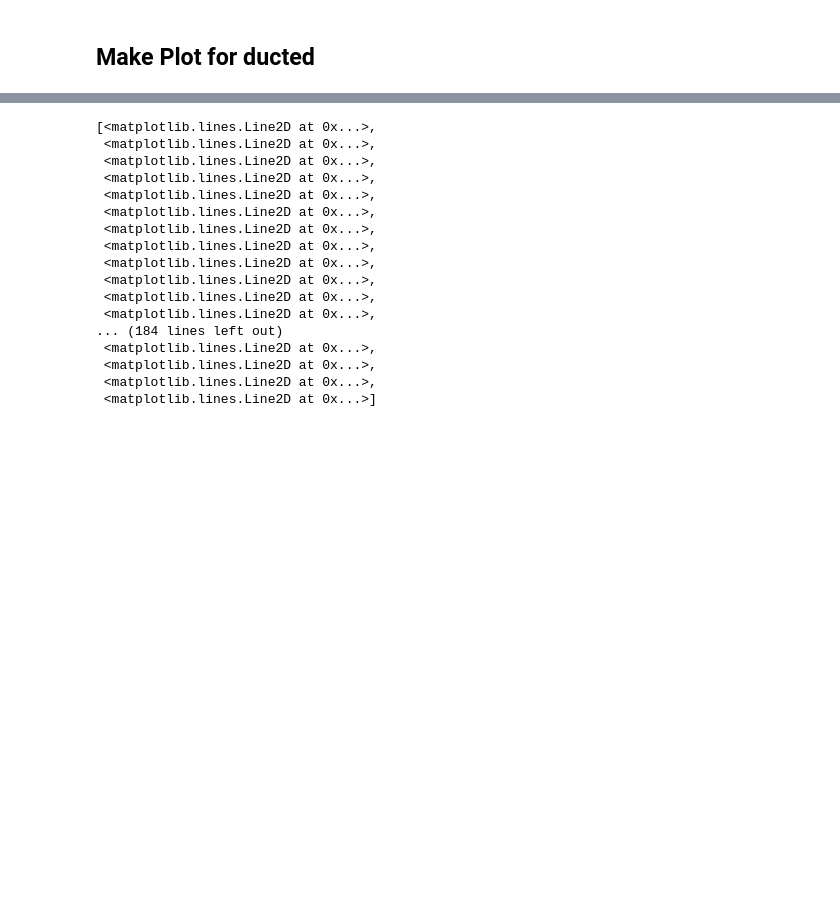
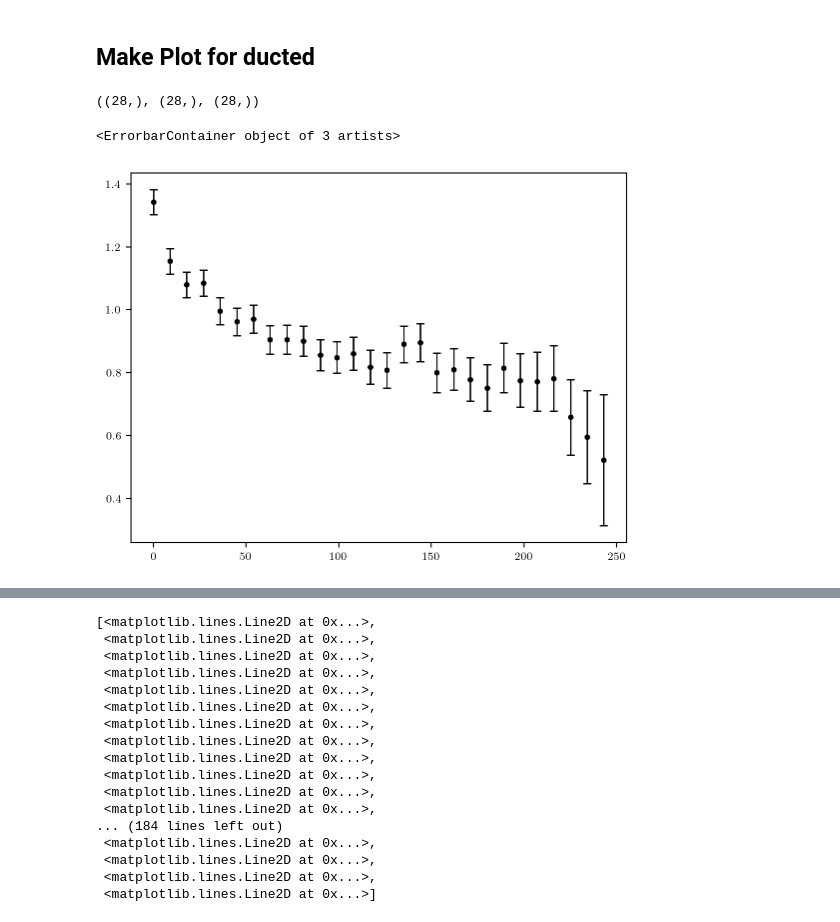
Before and after one commit to John-Ragland/n23_fluctuations_ragland, a Jupyter notebook: notebooks/publication_figures/Vertical_Coherence.ipynb, the cells around one changed output, grey strips where cells are left out. Cells and saved outputs as stored; diff of their text form; code cells hidden in the pictures; blank space fills up the shorter version.

```diff
--- a/notebooks/publication_figures/Vertical_Coherence.ipynb
+++ b/notebooks/publication_figures/Vertical_Coherence.ipynb
@@ -83,5 +113,27 @@ for ray_id in tqdm(rvs.keys()):
 # %% [markdown]
 ## Make Plot for ducted
+# %%
+MC_var[ray_id].shape, MC[ray_id].shape, dz.shape
+# %% [output]
+((28,), (28,), (28,))
+# %%
+ray_id = '+7'
+
+plt.errorbar(
+    dz,
+    MC[ray_id]/A0s[ray_id],
+    np.sqrt(MC_var[ray_id]),
+    elinewidth=1,
+    lw=0,
+    capsize=3,
+    marker="o",
+    markersize=3,
+    color='k',
+    zorder=100,
+)
+# %% [output]
+<ErrorbarContainer object of 3 artists>
+[figure, added]
 # %%
 pair_ids = {
     '+7':[0],
```
Also changed, not shown: parts of 8 cells of this notebook, 11 other files.
